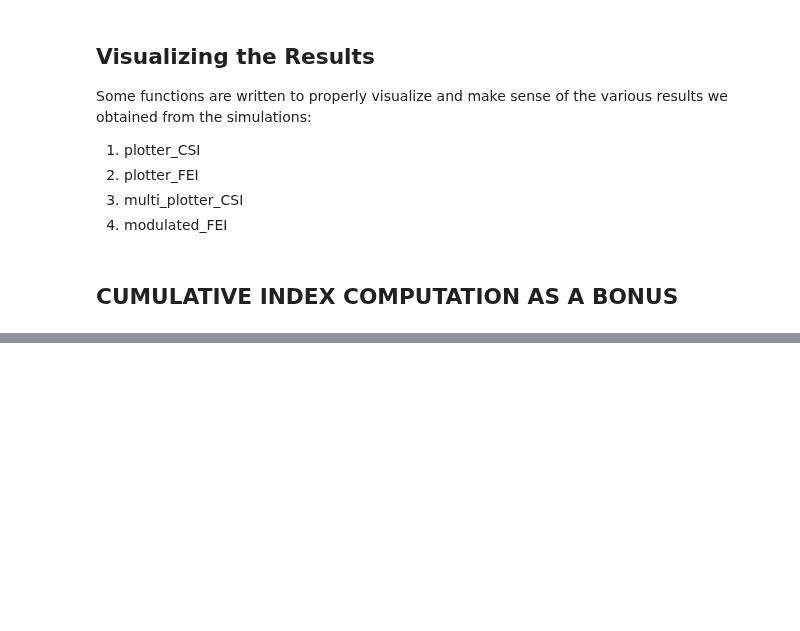
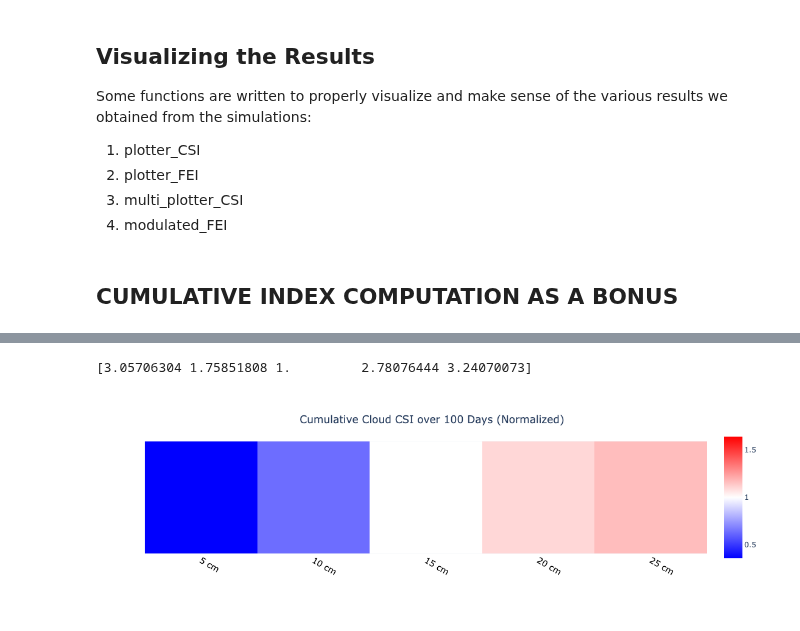
Before and after one commit to luigigisolfi/Updated_FEI_Computation, a Jupyter notebook: final_thesis_code.ipynb, the cells around one changed output, grey strips where cells are left out. Saved outputs shown, nothing was run; the diff lists cells and outputs as text; code cells hidden in the pictures; blank space fills up the shorter version.

```diff
--- a/final_thesis_code.ipynb
+++ b/final_thesis_code.ipynb
@@ -1244,0 +1306,28 @@ if __name__ == '__main__':
+# %%
+import plotly.express as px
+
+print(csi_cumulative_list/csi_cumulative_list[2])
+str_xlabel = [str(round(n)) + ' cm' for n in np.sort(capability_list)]
+fig = px.imshow([np.sort(csi_cumulative_list)/np.sort(csi_cumulative_list)[2]], color_continuous_scale=[(0, "blue"), (0.5, "white"), (1, "red")], color_continuous_midpoint=1)
+fig.update_xaxes(showticklabels=True).update_yaxes(showticklabels=False)
+fig.update_layout(
+    title={
+        'text': 'Cumulative Cloud CSI over 100 Days (Normalized)',            # Set your desired title text
+        'y': 0.9,                           # Vertical position (y-axis) of title (between 0 and 1)
+        'x': 0.5,                           # Horizontal position of the title
+        'xanchor': 'center',                # Anchor the title text horizontally
+        'yanchor': 'top'                    # Anchor the title text vertically
+    },
+    xaxis=dict(
+        tickvals=[0,1, 2, 3, 4,5],              # Positions of the ticks
+        ticktext=str_xlabel,  # Custom labels
+        tickangle=30,                          # Rotate labels by 45 degrees
+        tickfont=dict(size=14, color='black')   # Custom font size and color
+    )
+)
+
+fig.show()
+fig.write_image(f'/Users/luigigisolfi/{str(nube)}/figures/Cumulative_Color_Bar_{str(nube)}.png')
+# %% [output]
+[3.05706304 1.75851808 1.         2.78076444 3.24070073]
+[figure, added]
```
Also changed, not shown: parts of 4 cells of this notebook.
